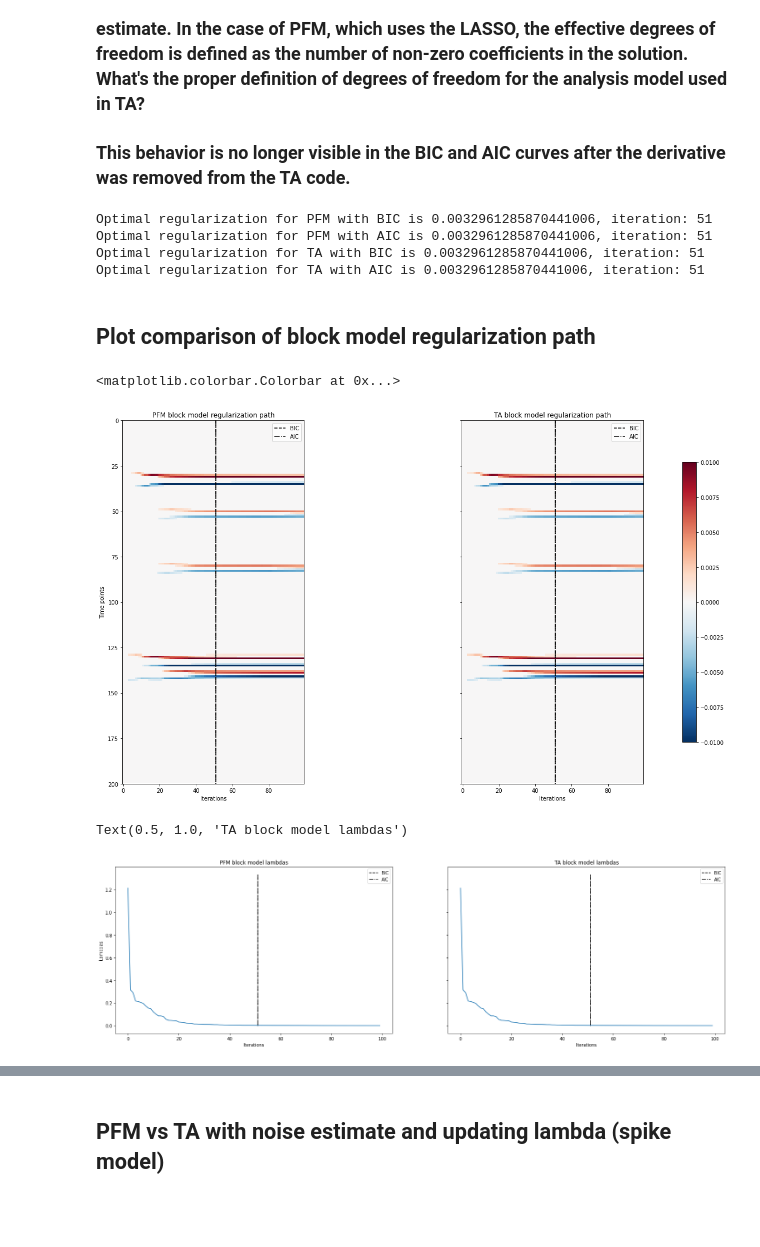
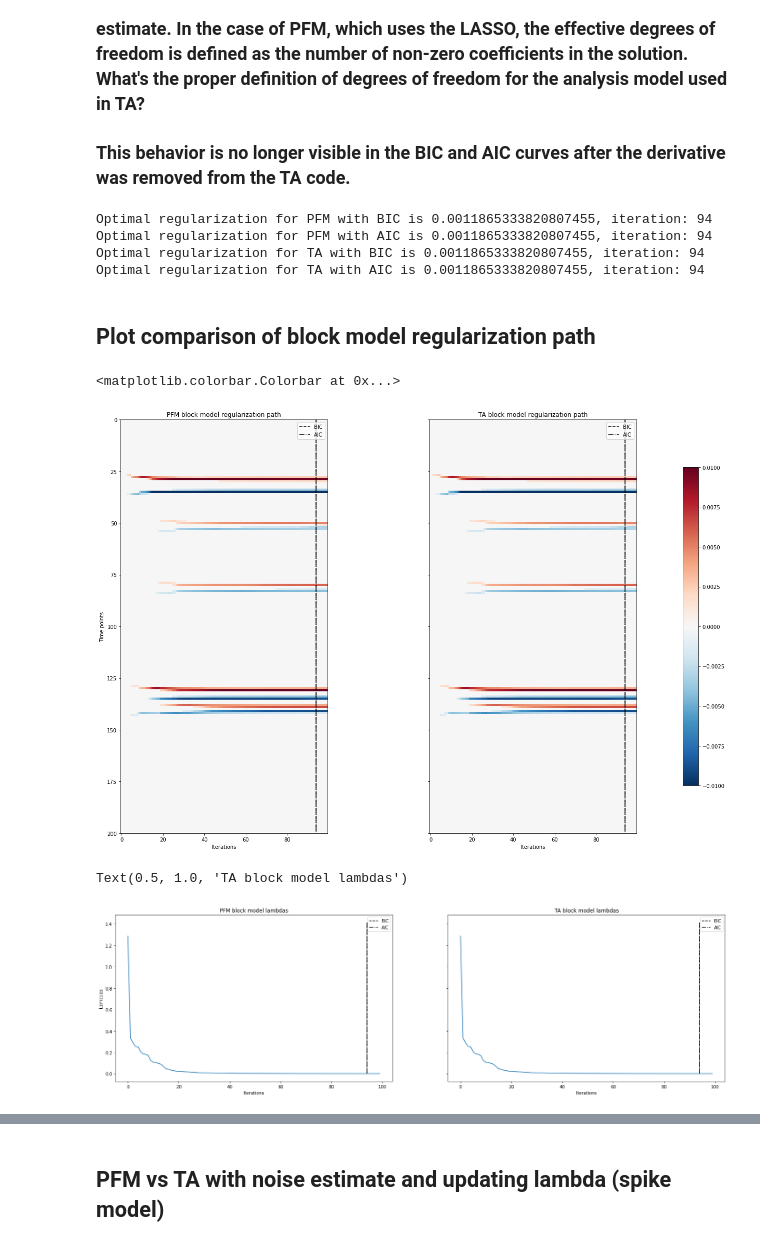
Before and after one commit to eurunuela/pfm_vs_ta, a Jupyter notebook: code/simulations_snr_20.ipynb, the cells around one changed output, grey strips where cells are left out. Drawn from its saved outputs; the diff is of its cells as text; code cells hidden in the pictures; blank space fills up the shorter version.

```diff
--- a/code/simulations_snr_20.ipynb
+++ b/code/simulations_snr_20.ipynb
@@ -29,7 +29,7 @@ sim.db = 20 # SNR
 sim.tr = 2
 sim.duration = 400
 
-sim.r2[30:34,:] = 1
+sim.r2[28:34,:] = 1
 sim.r2[50:51,:] = 1
 sim.r2[80:81,:] = 1
 sim.r2[130:134,:] = 1
@@ -348,35 +349,36 @@ print(f'Optimal regularization for PFM with AIC is {lambdas_pfm_block[aic_pfm_bl
 print(f'Optimal regularization for TA with BIC is {lambdas_ta_block[bic_ta_block_idx]}, iteration: {bic_ta_block_idx}')
 print(f'Optimal regularization for TA with AIC is {lambdas_ta_block[aic_ta_block_idx]}, iteration: {aic_ta_block_idx}')
 # %% [output]
-Optimal regularization for PFM with BIC is 0.0032961285870441006, iteration: 51
-Optimal regularization for PFM with AIC is 0.0032961285870441006, iteration: 51
-Optimal regularization for TA with BIC is 0.0032961285870441006, iteration: 51
-Optimal regularization for TA with AIC is 0.0032961285870441006, iteration: 51
+Optimal regularization for PFM with BIC is 0.0011865333820807455, iteration: 94
+Optimal regularization for PFM with AIC is 0.0011865333820807455, iteration: 94
+Optimal regularization for TA with BIC is 0.0011865333820807455, iteration: 94
+Optimal regularization for TA with AIC is 0.0011865333820807455, iteration: 94
 # %% [markdown]
 ## Plot comparison of block model regularization path
 # %%
 max_scale=0.01 # largest amplitude for visualization purposes
 # TIP: saturate the plots (i.e. very small max_scale) in order to see
 # the erratic operations in TA in the largest lambdas (first iterations)
 fig, (ax1, ax2) = plt.subplots(1, 2, sharey=True, figsize=(25,12))
 im = ax1.imshow(pfm_block_coef_path, cmap='RdBu_r', vmin=-max_scale, vmax=max_scale)
 ax1.vlines(x=bic_pfm_block_idx, ymin=0, ymax=nscans, color='black', linestyles='dashed', label='BIC')
 ax1.vlines(x=aic_pfm_block_idx, ymin=0, ymax=nscans, color='black', linestyles='dashdot', label='AIC')
 ax1.set_ylim([nscans, 0])
 ax1.legend()
 ax1.set(xlabel='Iterations', ylabel='Time points')
 ax1.set_title('PFM block model regularization path')
 ax2.imshow(ta_block_coef_path, cmap='RdBu_r', vmin=-max_scale, vmax=max_scale)
 ax2.vlines(x=bic_ta_block_idx, ymin=0, ymax=nscans, color='black', linestyles='dashed', label='BIC')
 ax2.vlines(x=aic_ta_block_idx, ymin=0, ymax=nscans, color='black', linestyles='dashdot', label='AIC')
 ax2.set_ylim([nscans, 0])
 ax2.legend()
 ax2.set(xlabel='Iterations')
 ax2.set_title('TA block model regularization path')
+plt.tight_layout()
 fig.colorbar(im, ax=[ax1, ax2], shrink=0.77)
 # %% [output]
 <matplotlib.colorbar.Colorbar at 0x...>
-[figure, old version]
+[figure, new version]
 # %%
 fig, (ax1, ax2) = plt.subplots(1, 2, sharey=True, figsize=(25,7))
 ax1.plot(lambdas_pfm_block)
@@ -393,7 +395,7 @@ ax2.set(xlabel='Iterations')
 ax2.set_title('TA block model lambdas')
 # %% [output]
 Text(0.5, 1.0, 'TA block model lambdas')
-[figure, old version]
+[figure, new version]
 # %%
 fig, (ax1, ax2) = plt.subplots(1, 2, sharey=True, figsize=(25,7))
 ax1.plot(bic_pfm_block, label='PFM BIC')
```
Also changed, not shown: parts of 15 cells of this notebook.
